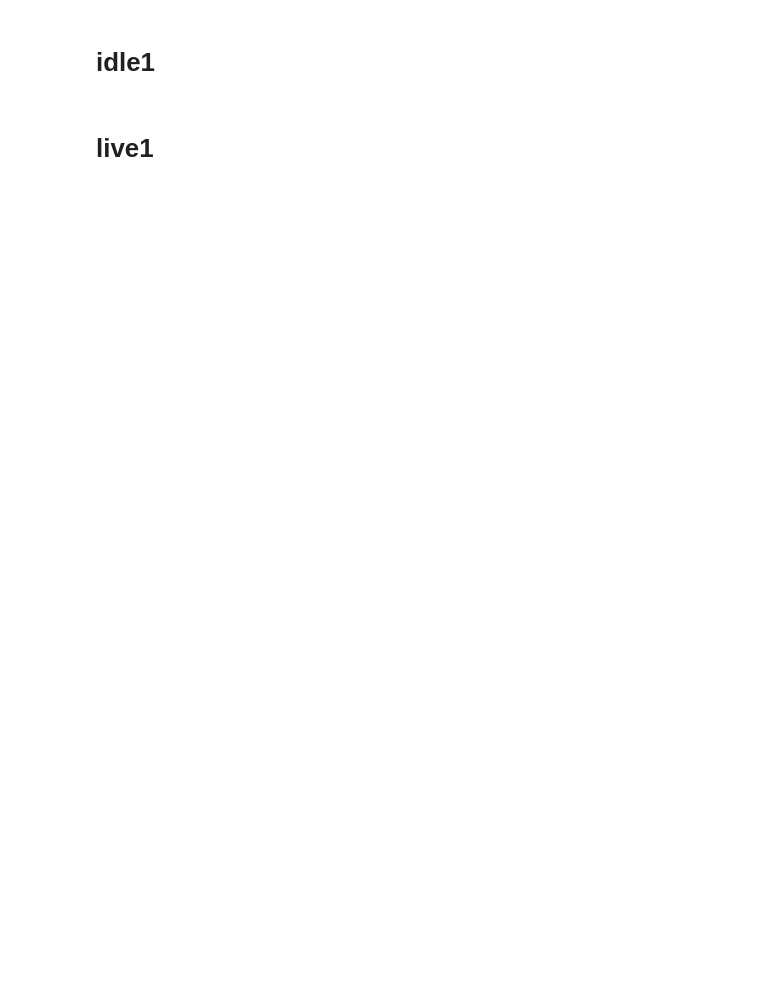
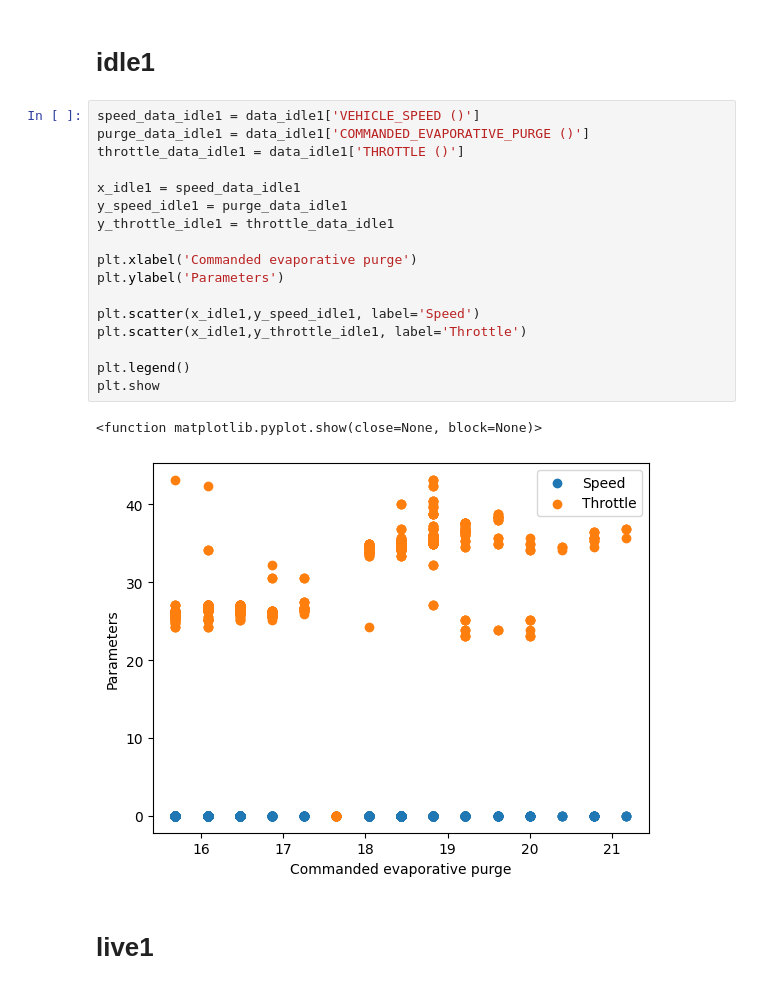
Before and after one commit to camila-duarte/verbrennungsmotoren, a Jupyter notebook: analyse/per_parameter.ipynb, the cells around one changed output. Saved outputs shown, nothing was run; the diff lists cells and outputs as text; blank space fills up the shorter version.

```diff
--- a/analyse/per_parameter.ipynb
+++ b/analyse/per_parameter.ipynb
@@ -44,4 +95,24 @@ Name: VEHICLE_SPEED (), Length: 2709, dtype: float64
 # %% [markdown]
 # idle1
+# %%
+speed_data_idle1 = data_idle1['VEHICLE_SPEED ()']
+purge_data_idle1 = data_idle1['COMMANDED_EVAPORATIVE_PURGE ()']
+throttle_data_idle1 = data_idle1['THROTTLE ()']
+
+x_idle1 = speed_data_idle1
+y_speed_idle1 = purge_data_idle1
+y_throttle_idle1 = throttle_data_idle1
+
+plt.xlabel('Commanded evaporative purge')
+plt.ylabel('Parameters')
+
+plt.scatter(x_idle1,y_speed_idle1, label='Speed')
+plt.scatter(x_idle1,y_throttle_idle1, label='Throttle')
+
+plt.legend()
+plt.show
+# %% [output]
+<function matplotlib.pyplot.show(close=None, block=None)>
+[figure, added]
 # %% [markdown]
 # live1
```
Also changed, not shown: parts of 9 cells of this notebook, 1 other file.
